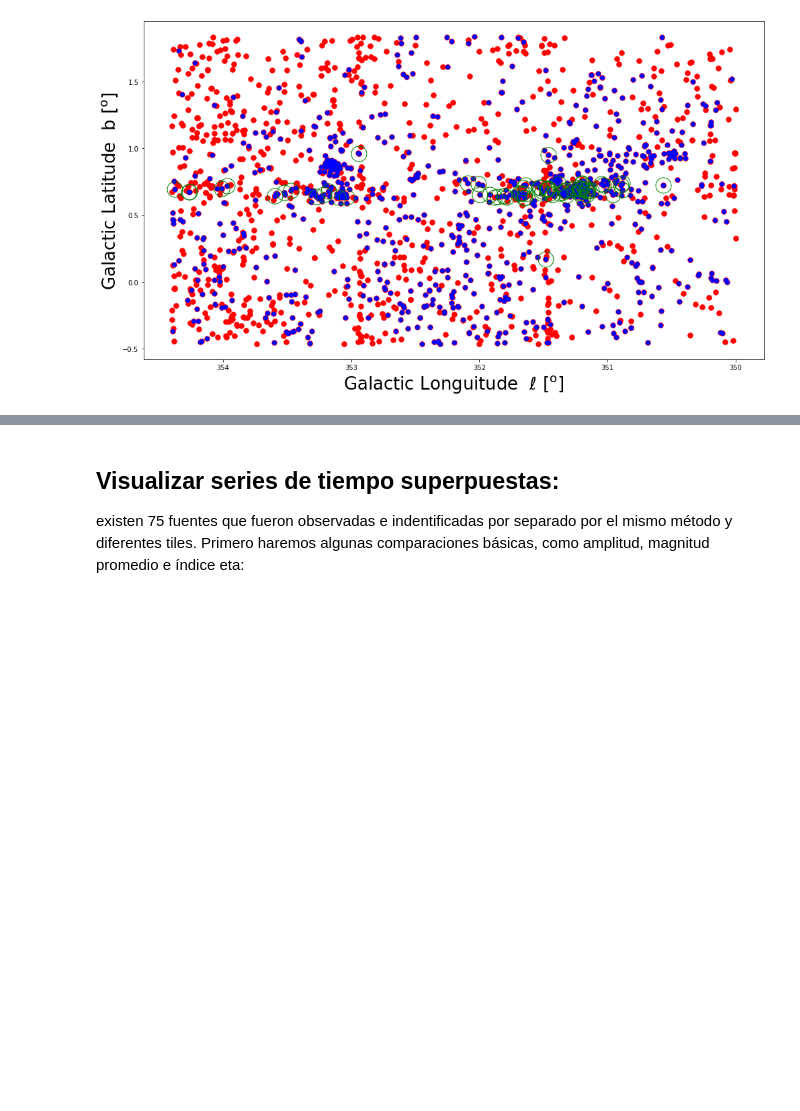
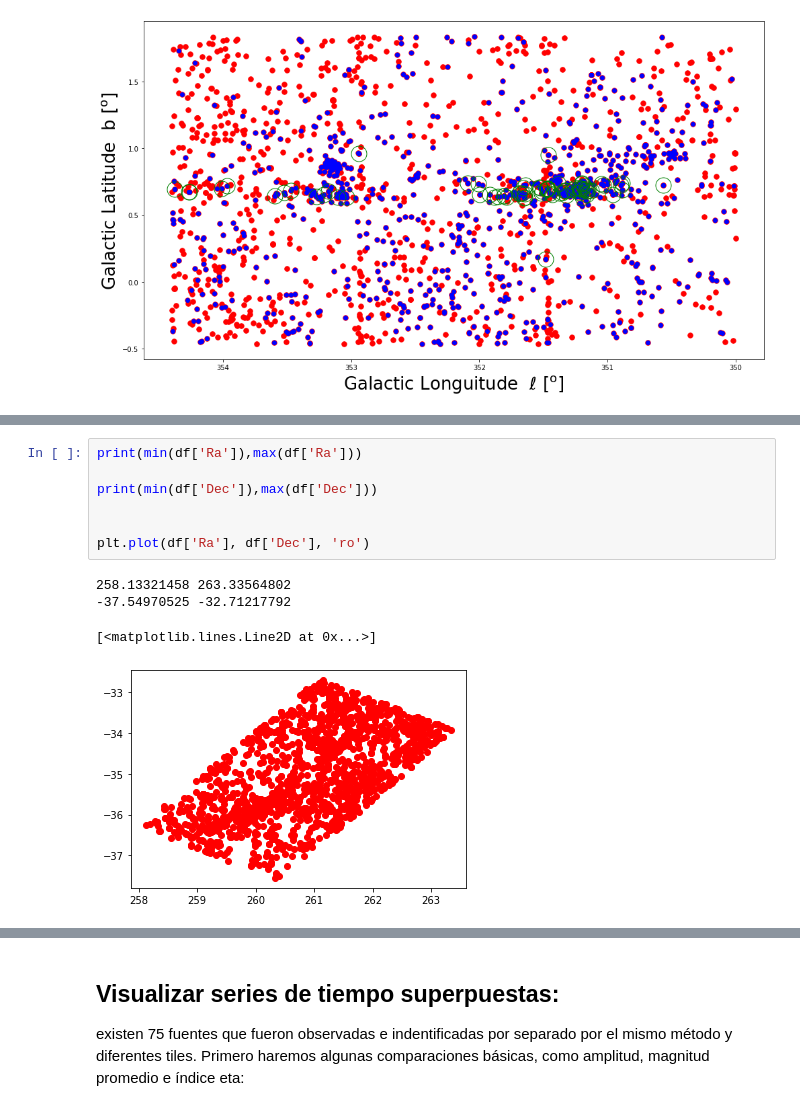
Before and after one commit to nicomedinap/PhDThesis, a Jupyter notebook: SFR_3.ipynb, the cells around one changed output, grey strips where cells are left out. Saved outputs shown, nothing was run; the diff lists cells and outputs as text; blank space fills up the shorter version.

```diff
--- a/SFR_3.ipynb
+++ b/SFR_3.ipynb
@@ -278,0 +419,12 @@ plt.show()
+# %%
+print(min(df['Ra']),max(df['Ra']))
+
+print(min(df['Dec']),max(df['Dec']))
+
+
+plt.plot(df['Ra'], df['Dec'], 'ro')
+# %% [output]
+258.13321458 263.33564802
+-37.54970525 -32.71217792
+[<matplotlib.lines.Line2D at 0x...>]
+[figure, added]
```
Also changed, not shown: parts of 24 cells of this notebook.
